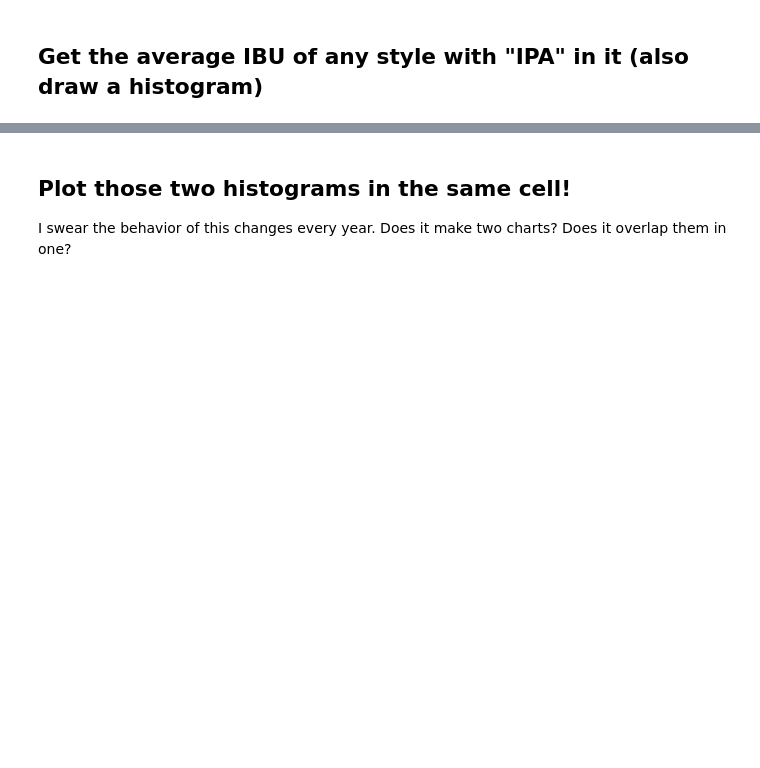
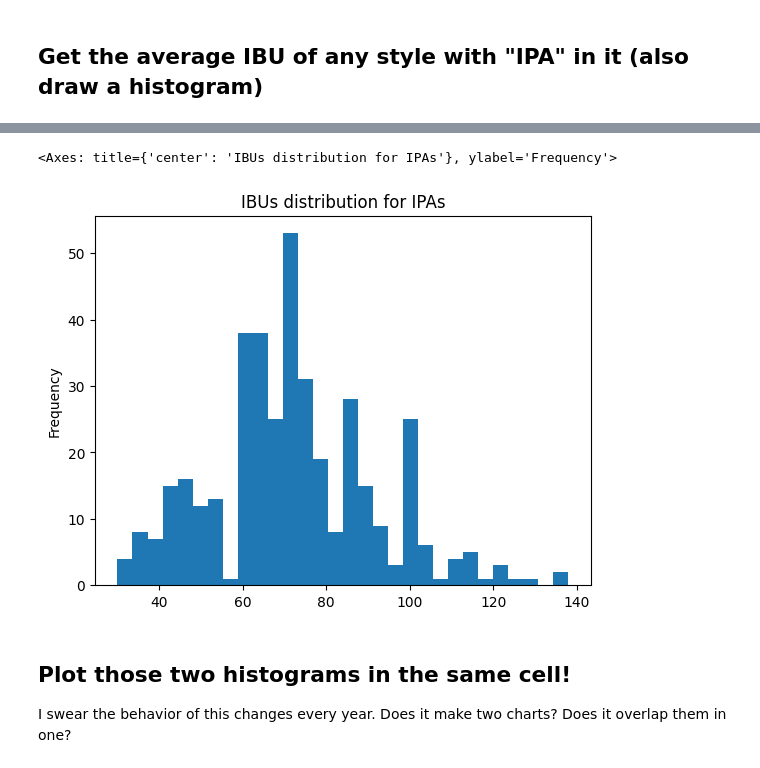
Before and after one commit to santimaestri/Datacleaning, a Jupyter notebook: 01-beer/Dataset ONE - Beer cans.ipynb, the cells around one changed output, grey strips where cells are left out. Saved outputs shown, nothing was run; the diff lists cells and outputs as text; code cells hidden in the pictures; blank space fills up the shorter version.

```diff
--- a/01-beer/Dataset ONE - Beer cans.ipynb
+++ b/01-beer/Dataset ONE - Beer cans.ipynb
@@ -474,2 +496,6 @@ I'm counting these as wheat beers. If you see any other wheat beer categories, f
 # %% [markdown]
 ## Get the average IBU of any style with "IPA" in it (also draw a histogram)
+# %%
+ipa_beers = df[df['Style'].str.contains('IPA', na=False)]
+print(ipa_beers)
+print(ipa_beers['IBUs'].mean())
@@ -476,3 +520,8 @@ I'm counting these as wheat beers. If you see any other wheat beer categories, f
+# %%
+ipa_beers['IBUs'].plot(kind='hist', bins=30, title='IBUs distribution for IPAs')
+# %% [output]
+<Axes: title={'center': 'IBUs distribution for IPAs'}, ylabel='Frequency'>
+[figure, added]
 # %% [markdown]
 ## Plot those two histograms in the same cell!
 
```
Also changed, not shown: parts of 12 cells of this notebook.
